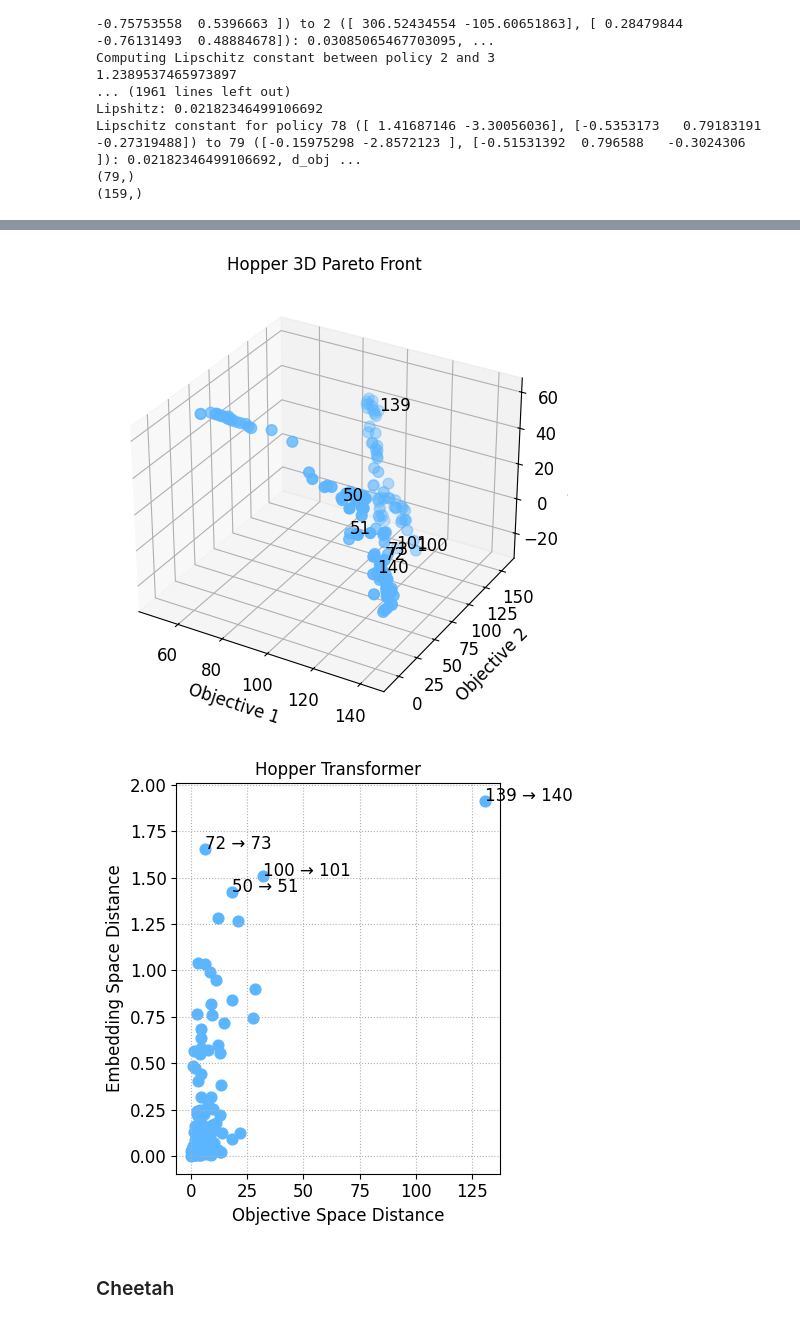
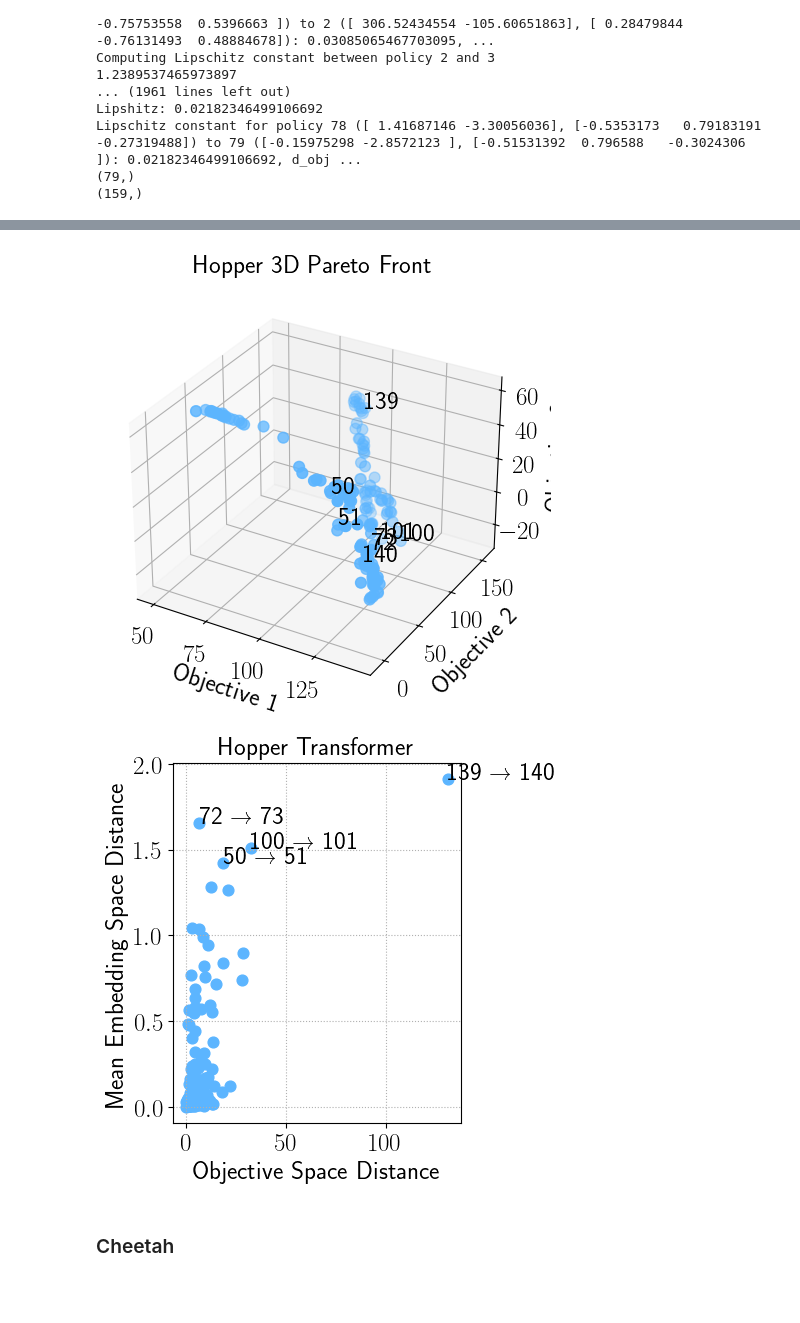
Before and after one commit to ffelten/Behavior-vs-Objective-Space, a Jupyter notebook: morl_behavior_objective/analysis/analysis_others.ipynb, the cells around one changed output, grey strips where cells are left out. Cells and saved outputs as stored; diff of their text form; code cells hidden in the pictures; blank space fills up the shorter version.

```diff
--- a/morl_behavior_objective/analysis/analysis_others.ipynb
+++ b/morl_behavior_objective/analysis/analysis_others.ipynb
@@ -9,6 +9,7 @@ from morl_behavior_objective.utils import load_transformer_embeddings
 from morl_behavior_objective.utils import render_policy
 
 # Set matplotlib parameters
+mpl.rcParams.update(mpl.rcParamsDefault)
 mpl.rcParams["pdf.fonttype"] = 42  # use true-type
 mpl.rcParams["ps.fonttype"] = 42  # use true-type
 mpl.rcParams["font.size"] = 18
@@ -713,17 +710,6 @@ Lipschitz constant for policy 78 ([ 1.41687146 -3.30056036], [-0.5353173   0.791
 (79,)
 (159,)
 # %%
-mpl.rcParams["text.usetex"] = False
-
-mpl.rcParams.update({
-    "text.usetex": False,
-    "font.size": 12,          # base font size
-    "axes.titlesize": 12,
-    "axes.labelsize": 12,
-    "xtick.labelsize": 12,
-    "ytick.labelsize": 12,
-    "legend.fontsize": 12
-})
 plt.figure(figsize=(5, 5))
 
 plt.scatter(
@@ -764,7 +750,7 @@ plt.scatter(
 )
 
 plt.xlabel("Objective Space Distance")
-plt.ylabel("Embedding Space Distance")
+plt.ylabel("Mean Embedding Space Distance")
 
 plt.grid(True, linestyle=":")
 
@@ -788,17 +774,5 @@ plt.show()
 # %%
 # Hopper
-mpl.rcParams.update({
-    "text.usetex": False,
-    "font.size": 12,          # base font size
-    "axes.titlesize": 12,
-    "axes.labelsize": 12,
-    "xtick.labelsize": 12,
-    "ytick.labelsize": 12,
-    "legend.fontsize": 12
-})
-
-
-
 fig = plt.figure(figsize=(5, 5))
 ax = fig.add_subplot(111, projection="3d")
 
@@ -838,37 +812,37 @@ plt.savefig(
 plt.show()
 
 plt.figure(figsize=(5, 5))
 
 plt.scatter(
     d_objs_hopper_3d,
     emb_dst_hopper_3d_mean,
     c=colors[0],
     s=60
 )
 
 plt.xlabel("Objective Space Distance")
-plt.ylabel("Embedding Space Distance")
+plt.ylabel("Mean Embedding Space Distance")
 plt.title("Hopper Transformer")
 
 plt.grid(True, linestyle=":")
 
 for i in range(len(d_objs_hopper_3d)):
     if i in {72, 100, 50, 139}:
         plt.annotate(
             f"{i} → {i + 1}",
             (d_objs_hopper_3d[i], emb_dst_hopper_3d_mean[i])
         )
 
 plt.tight_layout()
 plt.savefig(
-    f"hopper_3d_dst_mean.pdf",
+    f"hopper_3d_mean.pdf",
     format="pdf",
     bbox_inches="tight"
 )
 plt.show()
 # %% [output]
-[figure, old version]
+[figure, new version]
-[figure, old version]
+[figure, new version]
 # %% [markdown]
 ### Cheetah
 # %%
```
Also changed, not shown: parts of 4 cells of this notebook, 1 other file.
